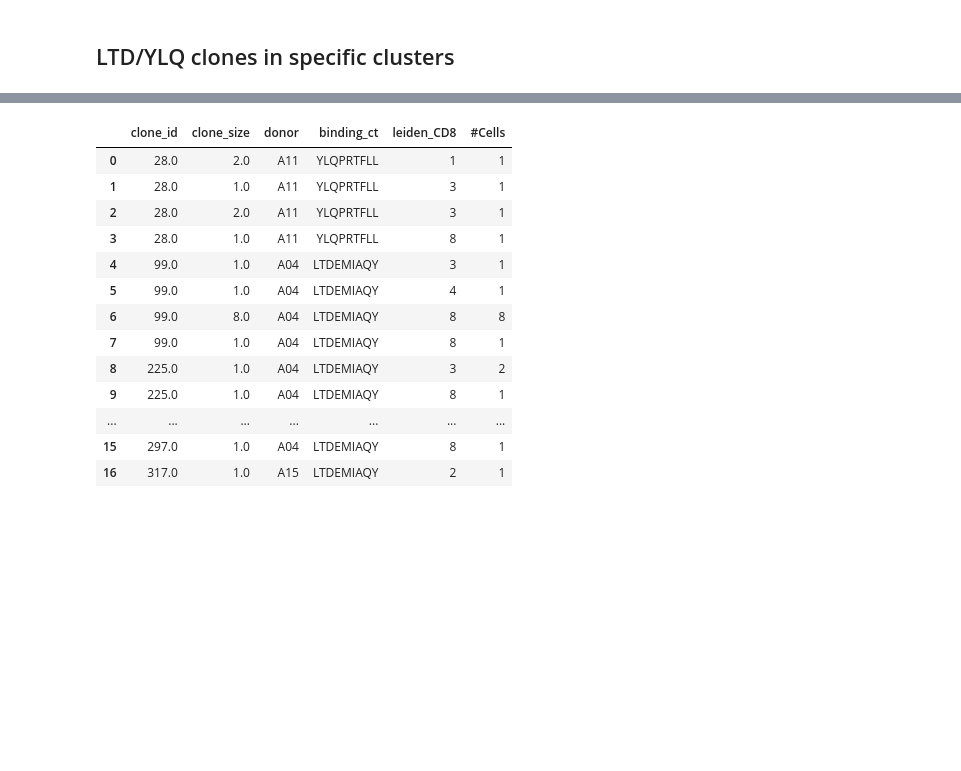
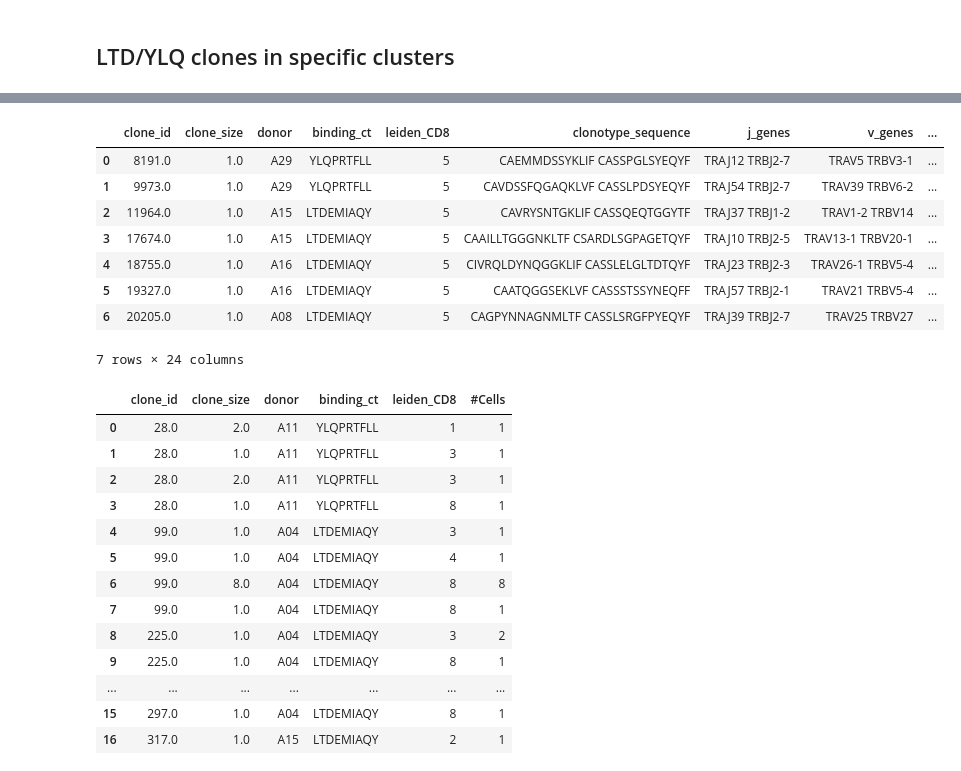
Before and after one commit to SchubertLab/CovidVac_CD8, a Jupyter notebook: analysis/dextramer/04_dextramer_tables_cd8.ipynb, the cells around one changed output, grey strips where cells are left out. Saved outputs shown, nothing was run; the diff lists cells and outputs as text; code cells hidden in the pictures; blank space fills up the shorter version.

Commit message:
Revision: tables

```diff
--- a/analysis/dextramer/04_dextramer_tables_cd8.ipynb
+++ b/analysis/dextramer/04_dextramer_tables_cd8.ipynb
@@ -520,0 +474,13 @@ df_c5_info
+# %%
+df_tmp = adata[(adata.obs[binding_mode].isin(['LTDEMIAQY', 'YLQPRTFLL']))
+              & (adata.obs['donor']!='A07')].obs
+df_tmp = df_tmp.groupby('clone_id')['leiden_CD8'].value_counts()
+df_tmp = df_tmp.unstack().fillna(0)
+cts_cluster5 = df_tmp[df_tmp['5']==df_tmp.sum(axis=1)].index.tolist()
+df_c5 = adata[adata.obs['clone_id'].isin(cts_cluster5)].obs
+df_c5 = df_c5[['clone_id', 'clone_size', 'donor', 'binding_ct', 'leiden_CD8']].reset_index(drop=True)
+df_c5 = pd.DataFrame(df_c5.value_counts())
+df_c5.columns = ['#Cells']
+df_c5 = df_c5.reset_index().sort_values('clone_id').reset_index(drop=True)
+df_c5.to_csv('../../results/dextramer/CD8/amountCellsCluster_onlyCluster5_woA07.csv')
+df_c5
@@ -521,3 +496,30 @@ df_c5_info
+# %%
+df_c5_info = adata[
+    (adata.obs['clone_id'].isin(df_c5['clone_id']))
+    & (adata.obs['donor']!='A07')
+                  ].obs
+df_c5_info = df_c5_info[['clone_id', 'clone_size', 'donor', 'binding_ct', 'leiden_CD8',
+                         'clonotype_sequence', 'j_genes', 'v_genes',
+               'IR_VJ_1_j_call', 'IR_VJ_1_v_call',
+               'IR_VDJ_1_j_call', 'IR_VDJ_1_v_call',
+               'IR_VJ_1_junction_aa', 'IR_VDJ_1_junction_aa',
+               'IR_VJ_1_junction', 'IR_VDJ_1_junction',
+               'IR_VJ_2_j_call', 'IR_VJ_2_v_call',
+               'IR_VDJ_2_j_call', 'IR_VDJ_2_v_call',
+               'IR_VJ_2_junction_aa', 'IR_VDJ_2_junction_aa',
+               'IR_VJ_2_junction', 'IR_VDJ_2_junction',]].reset_index(drop=True)
+df_c5_info.to_csv('../../results/dextramer/CD8/clonotypeInfo_onlyCluster5_woA07.csv')
+df_c5_info
+# %% [output]
+|  | clone_id | clone_size | donor | binding_ct | leiden_CD8 | clonotype_sequence | j_genes | v_genes | ... |
+| 0 | 8191.0 | 1.0 | A29 | YLQPRTFLL | 5 | CAEMMDSSYKLIF CASSPGLSYEQYF | TRAJ12 TRBJ2-7 | TRAV5 TRBV3-1 | ... |
+| 1 | 9973.0 | 1.0 | A29 | YLQPRTFLL | 5 | CAVDSSFQGAQKLVF CASSLPDSYEQYF | TRAJ54 TRBJ2-7 | TRAV39 TRBV6-2 | ... |
+| 2 | 11964.0 | 1.0 | A15 | LTDEMIAQY | 5 | CAVRYSNTGKLIF CASSQEQTGGYTF | TRAJ37 TRBJ1-2 | TRAV1-2 TRBV14 | ... |
+| 3 | 17674.0 | 1.0 | A15 | LTDEMIAQY | 5 | CAAILLTGGGNKLTF CSARDLSGPAGETQYF | TRAJ10 TRBJ2-5 | TRAV13-1 TRBV20-1 | ... |
+| 4 | 18755.0 | 1.0 | A16 | LTDEMIAQY | 5 | CIVRQLDYNQGGKLIF CASSLELGLTDTQYF | TRAJ23 TRBJ2-3 | TRAV26-1 TRBV5-4 | ... |
+| 5 | 19327.0 | 1.0 | A16 | LTDEMIAQY | 5 | CAATQGGSEKLVF CASSSTSSYNEQFF | TRAJ57 TRBJ2-1 | TRAV21 TRBV5-4 | ... |
+| 6 | 20205.0 | 1.0 | A08 | LTDEMIAQY | 5 | CAGPYNNAGNMLTF CASSLSRGFPYEQYF | TRAJ39 TRBJ2-7 | TRAV25 TRBV27 | ... |
+7 rows × 24 columns
 # %%
 cts_cluster8wo5 = df_tmp[(df_tmp['5']==0) & (df_tmp['8']>0)].index.tolist()
 df_8wo5 = adata[adata.obs['clone_id'].isin(cts_cluster8wo5)].obs
```
Also changed, not shown: parts of 6 cells of this notebook.
